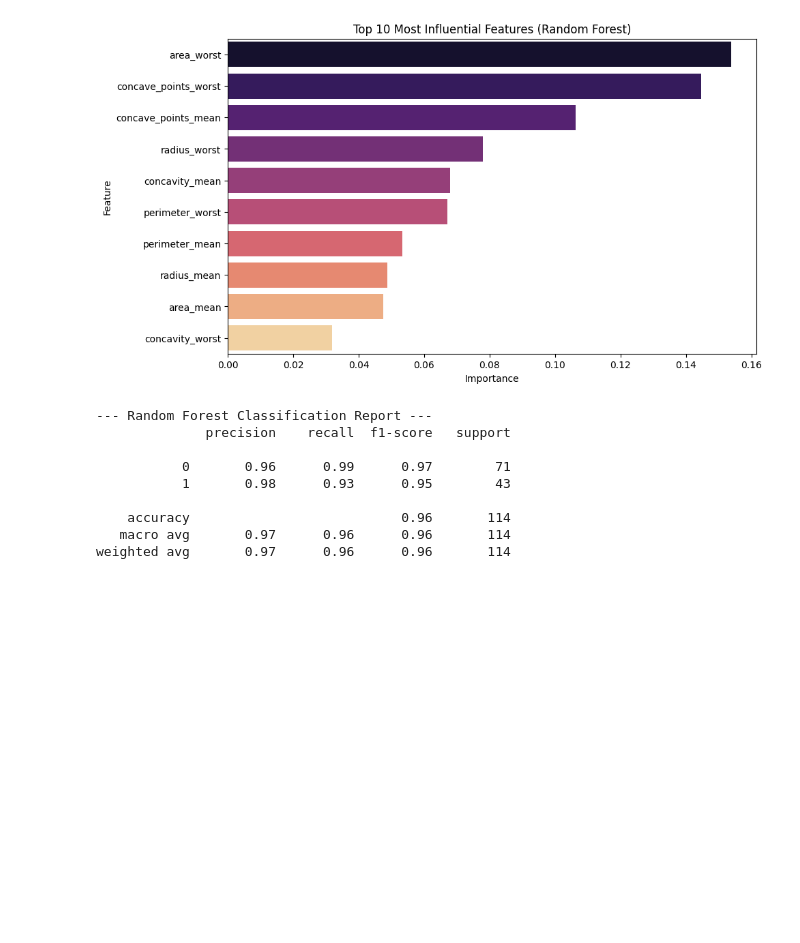
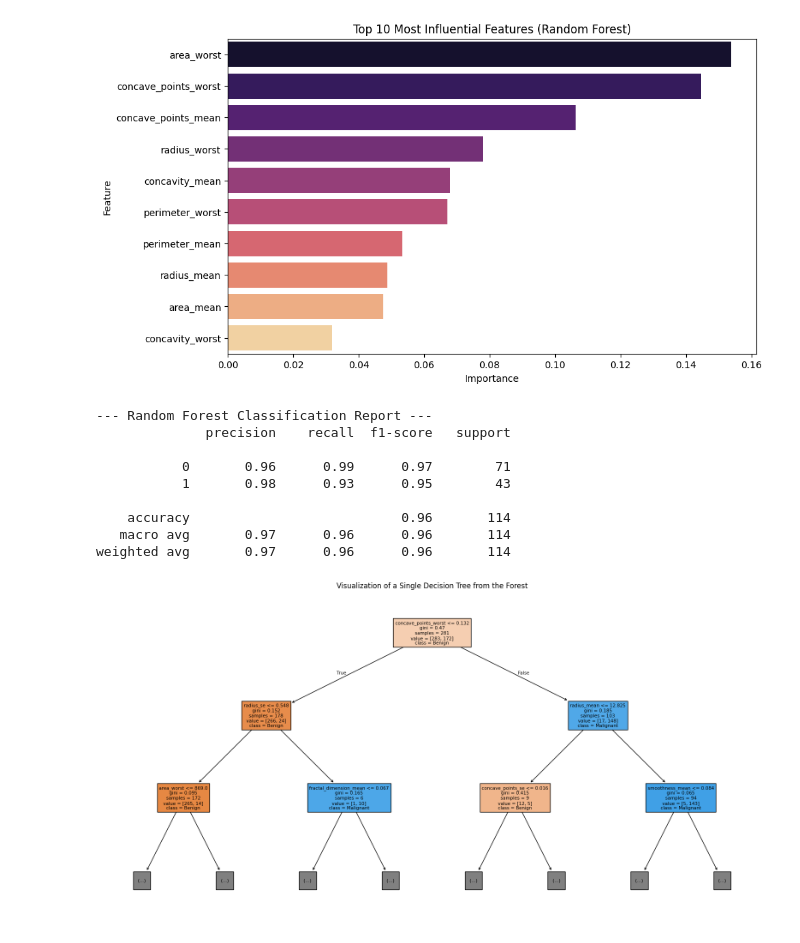
Before and after one commit to RuzbihanZaleek/Breast-Cancer-Classification-ML, a Jupyter notebook: 03_RandomForest_Model.ipynb, the cells around one changed output. Cells and saved outputs as stored; diff of their text form; code cells hidden in the pictures; blank space fills up the shorter version.

Commit message:
Plotting the tree visualization

```diff
--- a/03_RandomForest_Model.ipynb
+++ b/03_RandomForest_Model.ipynb
@@ -48,3 +48,16 @@ print(classification_report(y_test, rf_preds))
     accuracy                           0.96       114
    macro avg       0.97      0.96      0.96       114
 weighted avg       0.97      0.96      0.96       114
+# %%
+from sklearn.tree import plot_tree
+
+plt.figure(figsize=(20, 10))
+# Plotting the first tree in the forest (index 0)
+plot_tree(rf_model.estimators_[0],
+          feature_names=X.columns,
+          class_names=['Benign', 'Malignant'],
+          filled=True, max_depth=2) # Limiting depth to 2 so it's readable
+plt.title('Visualization of a Single Decision Tree from the Forest')
+plt.show()
+# %% [output]
+[figure, added]
```
